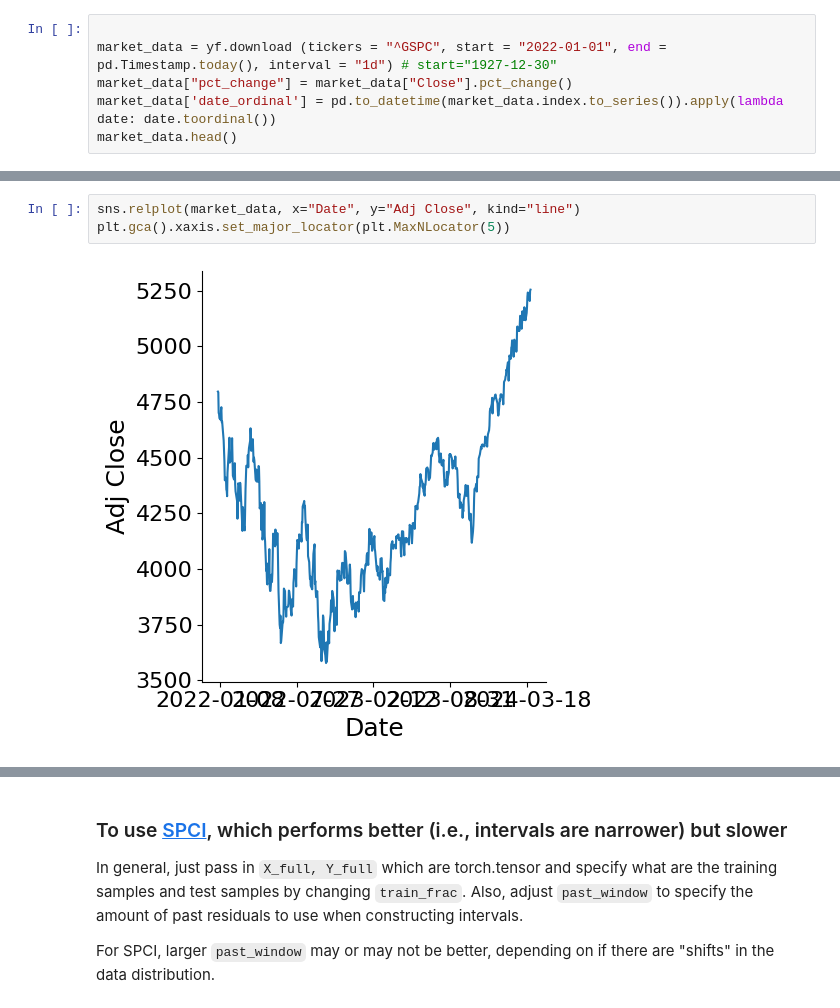
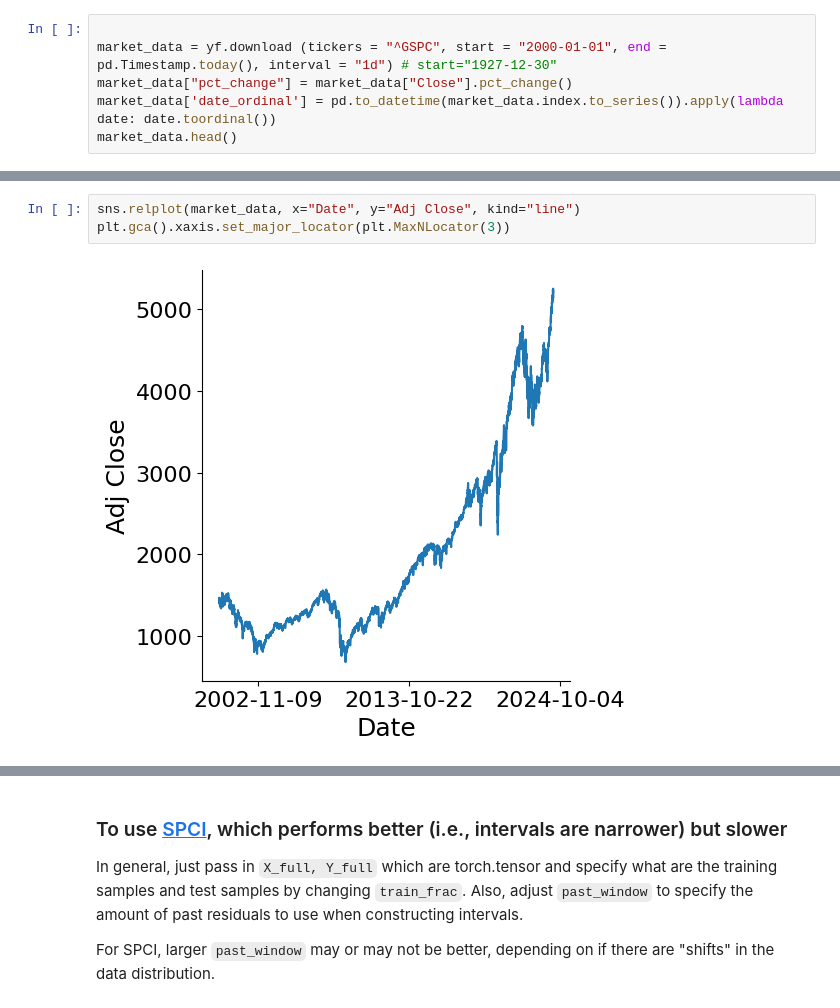
Before and after one commit to Rohit-Vernekar/Conformal-Prediction-on-Time-Series, a Jupyter notebook: CP.ipynb, the cells around one changed output, grey strips where cells are left out. Saved outputs shown, nothing was run; the diff lists cells and outputs as text.

```diff
--- a/CP.ipynb
+++ b/CP.ipynb
@@ -8,6 +12,6 @@ import torch
 # %%
 
-market_data = yf.download (tickers = "^GSPC", start = "2022-01-01", end = pd.Timestamp.today(), interval = "1d") # start="1927-12-30"
+market_data = yf.download (tickers = "^GSPC", start = "2000-01-01", end = pd.Timestamp.today(), interval = "1d") # start="1927-12-30"
 market_data["pct_change"] = market_data["Close"].pct_change()
 market_data['date_ordinal'] = pd.to_datetime(market_data.index.to_series()).apply(lambda date: date.toordinal())
 market_data.head()
@@ -23,5 +27,5 @@ market_data.head()
 # %%
 sns.relplot(market_data, x="Date", y="Adj Close", kind="line")
-plt.gca().xaxis.set_major_locator(plt.MaxNLocator(5))
+plt.gca().xaxis.set_major_locator(plt.MaxNLocator(3))
 # %% [output]
-[figure, old version]
+[figure, new version]
```
Also changed, not shown: parts of 25 cells of this notebook, 1 other file.
